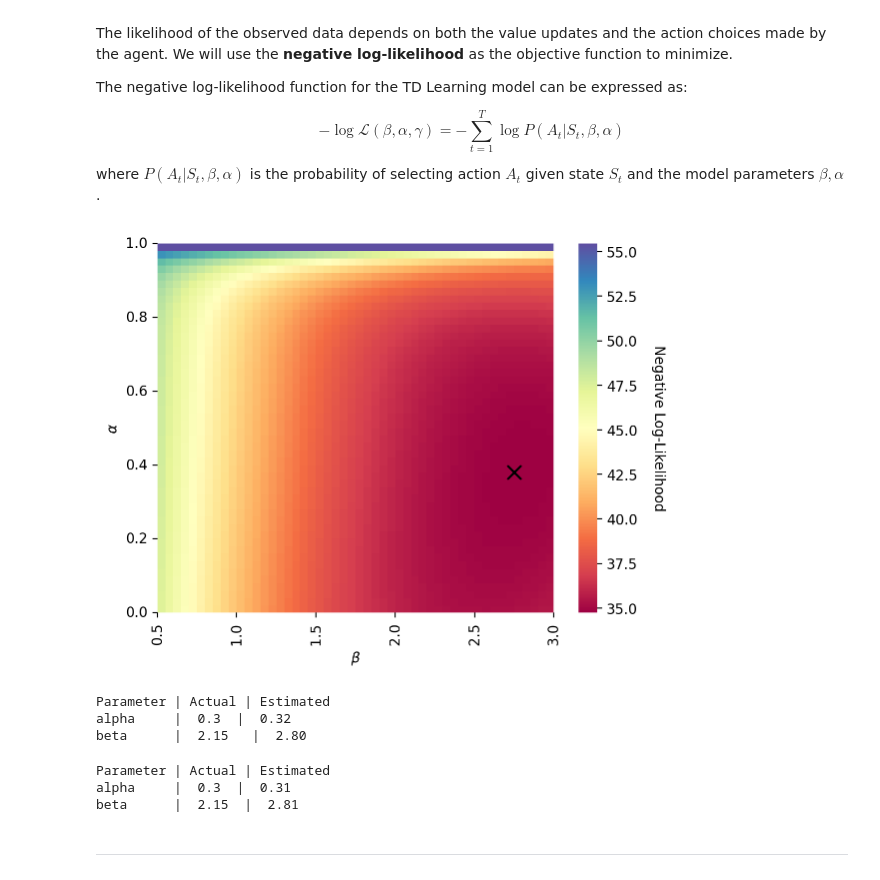
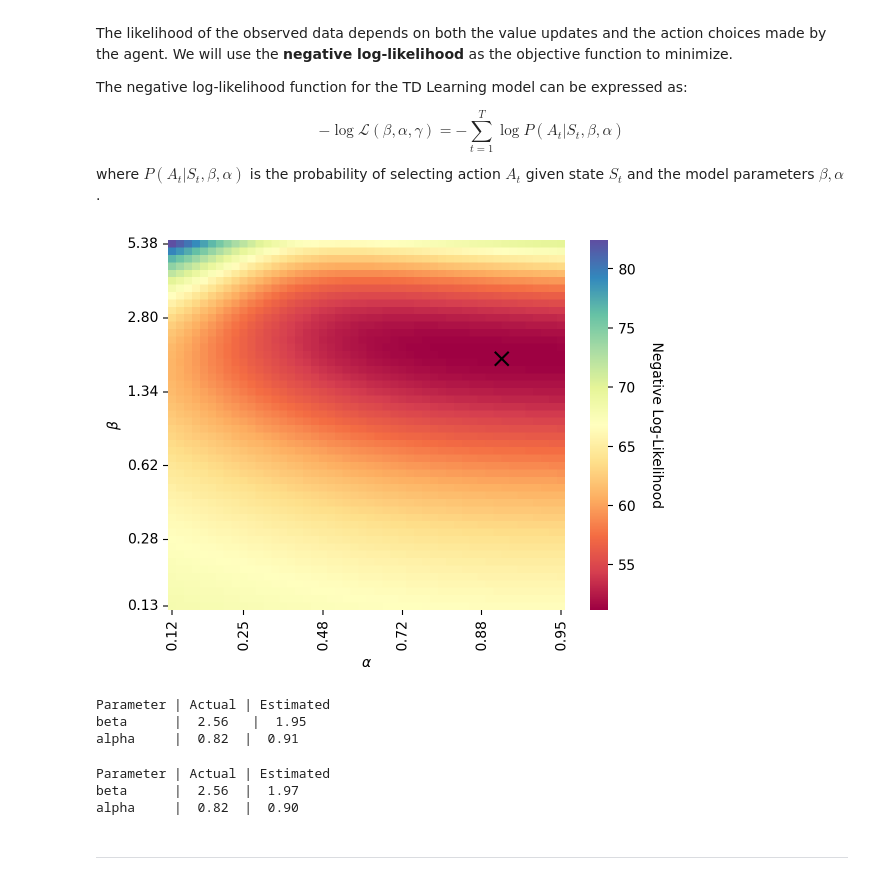
Before and after one commit to Center-for-Computational-Psychiatry/course_nycpw, a Jupyter notebook: tutorials/2025/tutorial03_Model-Fitting.ipynb, the cells around one changed output. Saved outputs shown, nothing was run; the diff lists cells and outputs as text; code cells hidden in the pictures.

```diff
--- a/tutorials/2025/tutorial03_Model-Fitting.ipynb
+++ b/tutorials/2025/tutorial03_Model-Fitting.ipynb
@@ -552,3 +397,6 @@ sim_env, sim_agent, sim_output = run_simulation(n_timesteps, settings, verbose=F
+# %%
+rl_param_names = ['beta', 'alpha']
+sim_output = rw1a1b_sim(rl_params, nblocks=1, ntrials=ntrials)
 # %%
 # plot actions and rewards over trials for this agent
 fig, ax = plt.subplots()
@@ -642,48 +491,61 @@ def negll_rl(params, actions, rewards):
 # %%
 # use the TD-learning model to fit the simulated data with a grid search
-alpha_grid = np.linspace(0, .5, 50)
-beta_grid = np.linspace(.5, 3, 50)
+beta_grid_norm = np.linspace(-5, -1, 50)
+beta_grid = norm2beta(beta_grid_norm)
+alpha_grid_norm = np.linspace(-2, 3, 50)
+alpha_grid = norm2alpha(alpha_grid_norm)
 nll = np.zeros((50, 50))
 
 for i in range(50):
     for j in range(50):
-            nll[i, j] = negll_rl([alpha_grid[i], beta_grid[j]], sim_output['actions'], sim_output['rewards'])
+            nll[i, j] = rw1a1b_fit([beta_grid_norm[i], alpha_grid_norm[j]], sim_output['choices'][0,:,:], sim_output['rewards'][0,:,:], prior=None, output="nll")
 
 # find the optimal parameters
-i, j = np.unravel_index(nll.argmin(), nll.shape)
-alpha_opt = alpha_grid[i]
-beta_opt = beta_grid[j]
+i_opt, j_opt = np.unravel_index(nll.argmin(), nll.shape)
+beta_opt = beta_grid[i_opt]
+alpha_opt = alpha_grid[j_opt]
 # %%
 # plot the negative log-likelihood as a heatmap
 fig, ax = plt.subplots()
 sns.heatmap(nll, ax=ax, cmap='Spectral')
 
-# relabel the ticks
-ax.set_ylabel(r'$\alpha$')
-ax.set_yticks(np.linspace(50, 0, 6))
-ax.set_yticklabels([np.round(x,2) for x in np.linspace(0, 1, 6)])
+# Label axes
+ax.set_ylabel(r'$\beta$')
+ax.set_xlabel(r'$\alpha$')
 
-ax.set_xlabel(r'$\beta$')
-ax.set_xticks(np.linspace(0, 50, 6))
-ax.set_xticklabels([np.round(x,2) for x in np.linspace(.5, 3, 6)])
+# Choose a manageable number of tick labels
+num_ticks = 6
+beta_tick_indices  = np.linspace(0, len(beta_grid) - 1, num_ticks).astype(int)
+alpha_tick_indices = np.linspace(0, len(alpha_grid) - 1, num_ticks).astype(int)
+
+# Position ticks at cell centers
+ax.set_yticks(beta_tick_indices + 0.5)
+ax.set_xticks(alpha_tick_indices + 0.5)
+
+# Apply the correct value labels
+ax.set_yticklabels([f"{beta_grid[i]:.2f}"  for i in beta_tick_indices])
+ax.set_xticklabels([f"{alpha_grid[j]:.2f}" for j in alpha_tick_indices])
+
+# Ensure β increases upward, not downward
+ax.invert_yaxis()
 
 # mark the optimal parameters
-ax.scatter(j, i, color='black', marker='x', s=100)
+ax.scatter(j_opt, i_opt, color='black', marker='x', s=100)
 
 ax.collections[0].colorbar.set_label('Negative Log-Likelihood', rotation=270, labelpad=20)
 
 plt.show()
 # %% [output]
-[figure, old version]
+[figure, new version]
 # %%
 # print the estimated parameters from the grid search
 print(f'Parameter | Actual | Estimated')
-print(f'alpha     |  {settings["alpha"]}  |  {alpha_opt:.2f}')
-print(f'beta      |  {settings["beta"]}   |  {beta_opt:.2f}')
+print(f'beta      |  {sim_output["params"][0,0]:.2f}   |  {beta_opt:.2f}')
+print(f'alpha     |  {sim_output["params"][0,1]:.2f}  |  {alpha_opt:.2f}')
 # %% [output]
 Parameter | Actual | Estimated
-alpha     |  0.3  |  0.32
-beta      |  2.15   |  2.80
+beta      |  2.56   |  1.95
+alpha     |  0.82  |  0.91
 # %%
 # now let's use scipy to minimize the negative log-likelihood
 initial_guess = [.2, 1]
@@ -692,11 +554,11 @@ alpha_hat, beta_hat = result.x
 # %%
 # print the estimated parameters from the optimization
 print(f'Parameter | Actual | Estimated')
-print(f'alpha     |  {settings["alpha"]}  |  {alpha_hat:.2f}')
-print(f'beta      |  {settings["beta"]}  |  {beta_hat:.2f}')
+print(f'beta      |  {sim_output["params"][0,0]:.2f}  |  {beta_hat:.2f}')
+print(f'alpha     |  {sim_output["params"][0,1]:.2f}  |  {alpha_hat:.2f}')
 # %% [output]
 Parameter | Actual | Estimated
-alpha     |  0.3  |  0.31
-beta      |  2.15  |  2.81
+beta      |  2.56  |  1.97
+alpha     |  0.82  |  0.90
 # %% [markdown]
 <hr width=50%>
```
Also changed, not shown: parts of 25 cells of this notebook, 1 other file.
